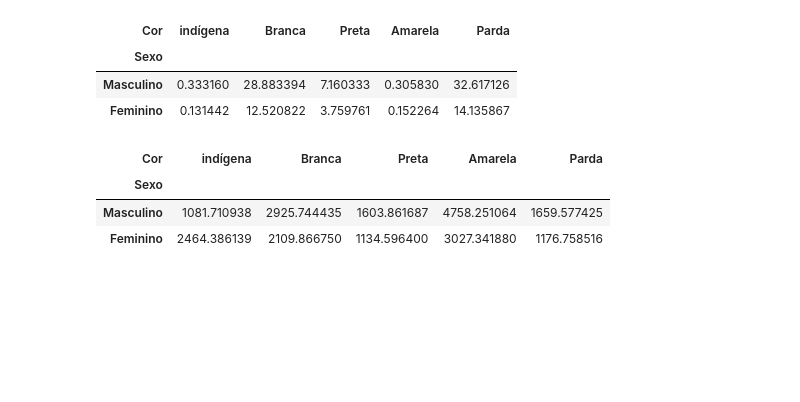
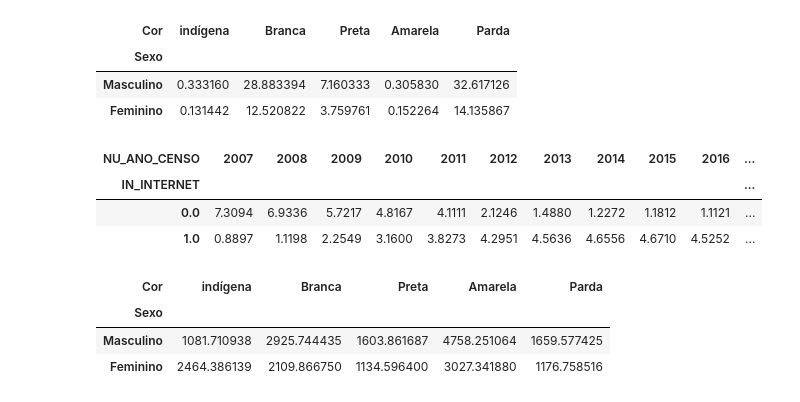
Before and after one commit to rivaldo/estatistica_basica_revisao, a Jupyter notebook: Curso de Estatística/Curso_de_Estatística_Parte_1.ipynb, the cells around one changed output. Drawn from its saved outputs; the diff is of its cells as text; code cells hidden in the pictures; blank space fills up the shorter version.

```diff
--- a/Curso de Estatística/Curso_de_Estatística_Parte_1.ipynb
+++ b/Curso de Estatística/Curso_de_Estatística_Parte_1.ipynb
@@ -296,6 +332,18 @@ percentual
 | Sexo |  |  |  |  |  |
 | Masculino | 0.333160 | 28.883394 | 7.160333 | 0.305830 | 32.617126 |
 | Feminino | 0.131442 | 12.520822 | 3.759761 | 0.152264 | 14.135867 |
+# %%
+percentual_conectividade = pd.crosstab(
+    dados_censo['IN_INTERNET'],
+    dados_censo['NU_ANO_CENSO'],
+    normalize=True
+)*100
+percentual_conectividade.round(4)
+# %% [output]
+| NU_ANO_CENSO | 2007 | 2008 | 2009 | 2010 | 2011 | 2012 | 2013 | 2014 | 2015 | 2016 | ... |
+| IN_INTERNET |  |  |  |  |  |  |  |  |  |  | ... |
+| 0.0 | 7.3094 | 6.9336 | 5.7217 | 4.8167 | 4.1111 | 2.1246 | 1.4880 | 1.2272 | 1.1812 | 1.1121 | ... |
+| 1.0 | 0.8897 | 1.1198 | 2.2549 | 3.1600 | 3.8273 | 4.2951 | 4.5636 | 4.6556 | 4.6710 | 4.5252 | ... |
 # %%
 percentual = pd.crosstab(
     dados['Sexo'],
```
Also changed, not shown: parts of 6 cells of this notebook, 2 other files.
